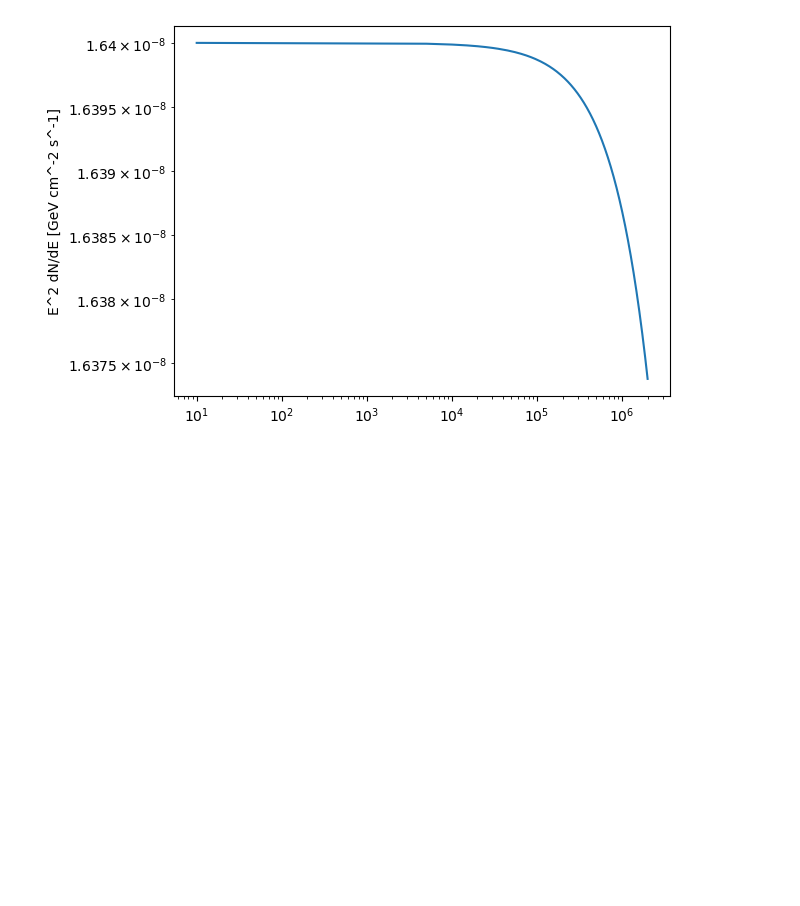
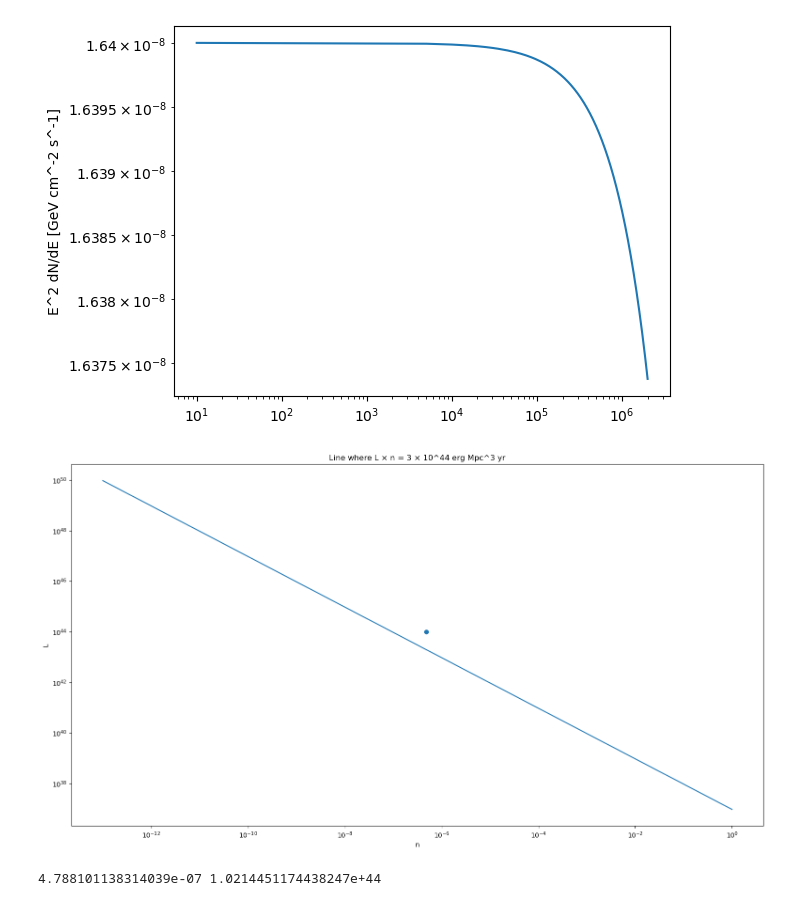
Before and after one commit to henan99/Project-related-to-first-semester-of-masters, a Jupyter notebook: Henrik_XLF_current.ipynb, the cells around one changed output. Saved outputs shown, nothing was run; the diff lists cells and outputs as text; code cells hidden in the pictures; blank space fills up the shorter version.

```diff
--- a/Henrik_XLF_current.ipynb
+++ b/Henrik_XLF_current.ipynb
@@ -577,3 +577,33 @@ plt.xscale('log',base=10)
 plt.show()
 # %% [output]
 [figure]
+# %%
+
+diffuse_flux_UHECR = 6*10**(17) #ev
+
+
+# Define the value of n
+n_values = np.logspace(-13, 0, 1000)
+
+# Calculate the corresponding values of L
+L_values = (3 * 10**44) / n_values/(60*60*24*365)
+
+# Plot the line
+plt.figure(1, figsize=(19,10))
+plt.plot(n_values, L_values)
+
+n_z_tot = n_z_1 + n_z_2 + n_z_3
+# Add labels and title
+plt.xlabel('n')
+plt.yscale('log',base=10)
+plt.xscale('log',base=10)
+plt.ylabel('L')
+plt.scatter(n_z_tot[0], avg_tot[0], label='Blazars')
+plt.title('Line where L × n = 3 × 10^44 erg Mpc^3 yr')
+
+# Show the plot
+plt.show()
+print(n_z_tot[0], avg_tot[0])
+# %% [output]
+[figure, added]
+4.788101138314039e-07 1.0214451174438247e+44
```
Also changed, not shown: parts of 10 cells of this notebook, 14 other files.
